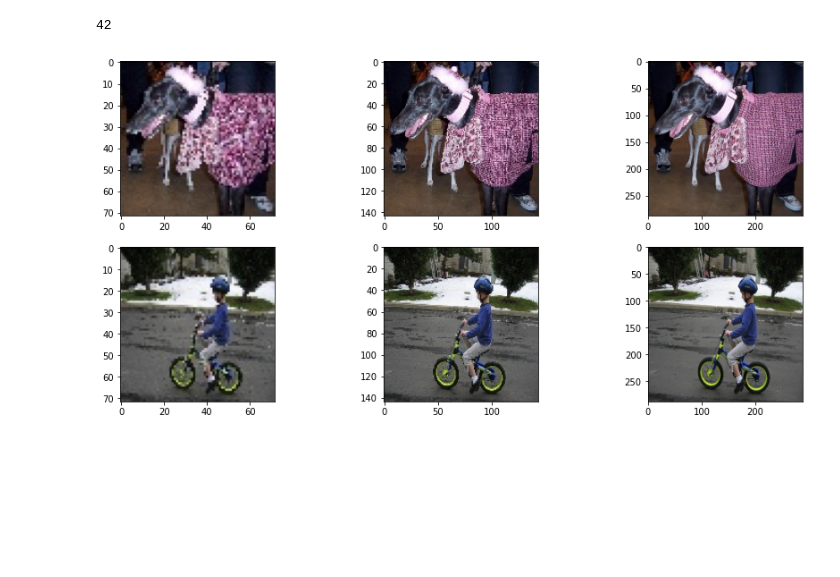
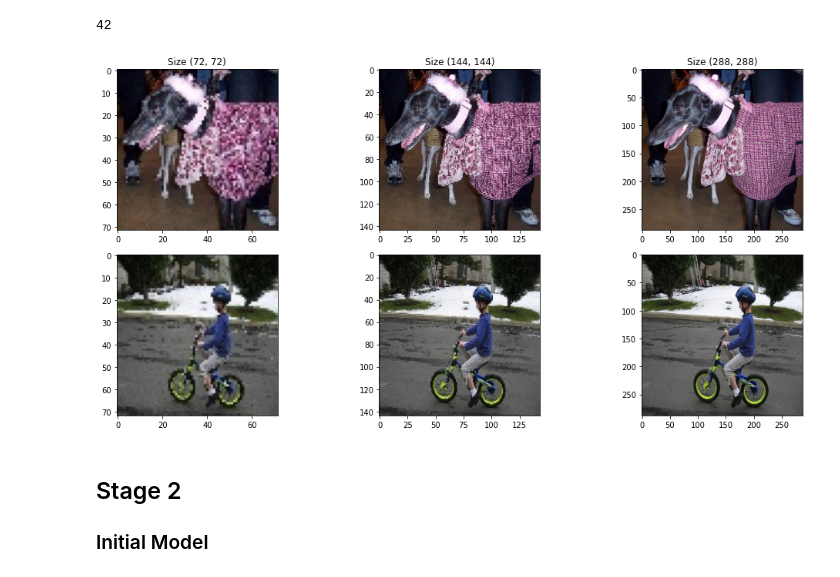
Before and after one commit to yaarams/yandex, a Jupyter notebook: dl/assignment4/image-super-resolution.ipynb, the cells around one changed output. Drawn from its saved outputs; the diff is of its cells as text; code cells hidden in the pictures; blank space fills up the shorter version.

```diff
--- a/dl/assignment4/image-super-resolution.ipynb
+++ b/dl/assignment4/image-super-resolution.ipynb
@@ -89,12 +111,19 @@ X_train, X_test = train_test_split(img_list, test_size=0.2)
 # %%
 def plot_image(ax, row_idx, img_name):
   for col_idx, img_size in enumerate(image_sizes):
     img = cv2.imread(DATASET_DIR + img_name + '_' + str(img_size) + '.jpg')
     ax[row_idx, col_idx].imshow(cv2.cvtColor(img, cv2.COLOR_BGR2RGB))
 
-_, ax = plt.subplots(2, 3, figsize=(15, 7))
+fig, ax = plt.subplots(2, 3, figsize=(15, 7))
 for row_idx, img_idx in enumerate([1, 8]):
   plot_image(ax, row_idx, img_list[img_idx])
+for col, img_size in zip(ax[0], image_sizes):
+  col.set_title('Size ({:d}, {:d})'.format(img_size, img_size))
+fig.tight_layout()
 plt.show()
 # %% [output]
-[figure, old version]
+[figure, new version]
+# %% [markdown]
+## Stage 2
+
+### Initial Model
```
Also changed, not shown: parts of 5 cells of this notebook.
